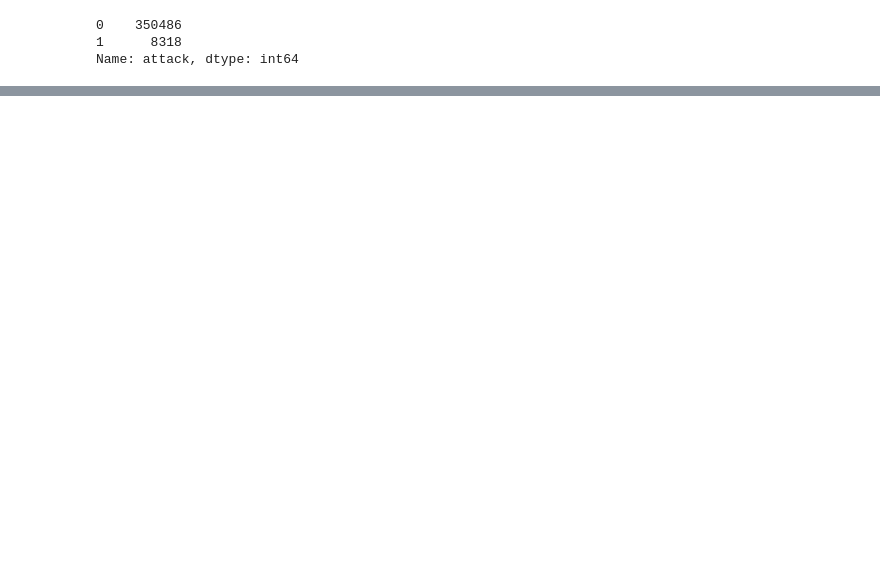
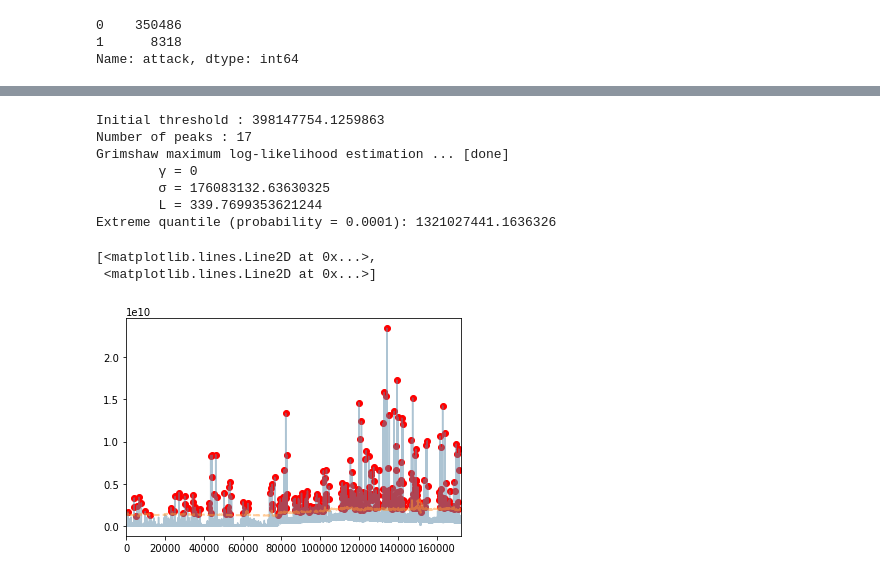
Before and after one commit to lekiho/NSR_AD, a Jupyter notebook: GTA_wadi.ipynb, the cells around one changed output, grey strips where cells are left out. Drawn from its saved outputs; the diff is of its cells as text; code cells hidden in the pictures; blank space fills up the shorter version.

Commit message:
Colaboratory를 통해 생성됨

```diff
--- a/GTA_wadi.ipynb
+++ b/GTA_wadi.ipynb
@@ -487,7 +555,7 @@ swat_true = np.load('/content/drive/MyDrive/Colab_Notebooks/GTA/results/gta_SWaT
 # %%
 import torch
 import torch.nn as nn
-f = swat_true
+f = np.zeros((swat_pred.shape))
 for i in range(len(f)):
   f[i] = ((swat_pred[i] - swat_true[i])**2).sum()
 f1 = torch.from_numpy(f)
@@ -598,10 +666,10 @@ hai_train = pd.read_csv('/content/drive/MyDrive/Colab_Notebooks/GTA/data/HAI/HAI
 # %%
-hai_pred = np.load('/content/drive/MyDrive/Colab_Notebooks/GTA/results/gta_HAI_ftM_sl60_ll30_pl1_nl3_dm124_nh8_el3_dl2_df124_atprob_ebfixed_test_0/pred.npy')
-hai_true = np.load('/content/drive/MyDrive/Colab_Notebooks/GTA/results/gta_HAI_ftM_sl60_ll30_pl1_nl3_dm124_nh8_el3_dl2_df124_atprob_ebfixed_test_0/true.npy')
+hai_pred = np.load('/content/drive/MyDrive/Colab_Notebooks/GTA/results/gta_HAI_ftM_sl60_ll30_pl1_nl3_dm124_nh8_el3_dl2_df124_atprob_ebfixed_test_1/pred.npy')
+hai_true = np.load('/content/drive/MyDrive/Colab_Notebooks/GTA/results/gta_HAI_ftM_sl60_ll30_pl1_nl3_dm124_nh8_el3_dl2_df124_atprob_ebfixed_test_1/true.npy')
 # %%
 import torch
 import torch.nn as nn
-hai_f = hai_pred
+hai_f = np.zeros((hai_pred.shape))
 # %%
 for i in range(len(hai_true)):
   hai_f[i] = ((hai_pred[i] - hai_true[i])**2).sum()
@@ -660,0 +710,27 @@ print(confusion_matrix(hai_test['attack'], f3))
+# %%
+#dspot
+from utils.spot import dSPOT
+import numpy as np
+import pandas as pd
+import matplotlib as plt
+import torch
+import torch.nn as nn
+
+def prep(pred, true, col):
+  data_f = pred
+  for i in range(len(pred)):
+    data_f[i] = ((pred[i] - true[i])**2).sum()
+  f1 = torch.from_numpy(data_f)
+  mp1 = nn.MaxPool1d(col)
+  f1 = f1.squeeze()
+  f1 = mp1(f1)
+  f1 = f1.squeeze()
+  result = f1.numpy()
+  return result
+
+def CORR(pred, true):
+    u = ((true-true.mean(0))*(pred-pred.mean(0))).sum(0)
+    d = np.sqrt(((true-true.mean(0))**2*(pred-pred.mean(0))**2).sum(0))
+    return (u/d).mean(-1)
+
+n_init = 1000
@@ -660,0 +746,18 @@ print(confusion_matrix(hai_test['attack'], f3))
+# %%
+wadi_se = prep(wadi_pred, wadi_true, 124)
+wadi_dspot = dSPOT(1e-4, 100)
+wadi_dspot.fit(wadi_se[-n_init:], wadi_se)
+wadi_dspot.initialize()
+results = wadi_dspot.run()
+wadi_dspot.plot(results)
+# %% [output]
+Initial threshold : 398147754.1259863
+Number of peaks : 17
+Grimshaw maximum log-likelihood estimation ... [done]
+        γ = 0
+        σ = 176083132.63630325
+        L = 339.7699353621244
+Extreme quantile (probability = 0.0001): 1321027441.1636326
+[<matplotlib.lines.Line2D at 0x...>,
+ <matplotlib.lines.Line2D at 0x...>]
+[figure, added]
```
Also changed, not shown: parts of 78 cells of this notebook.
